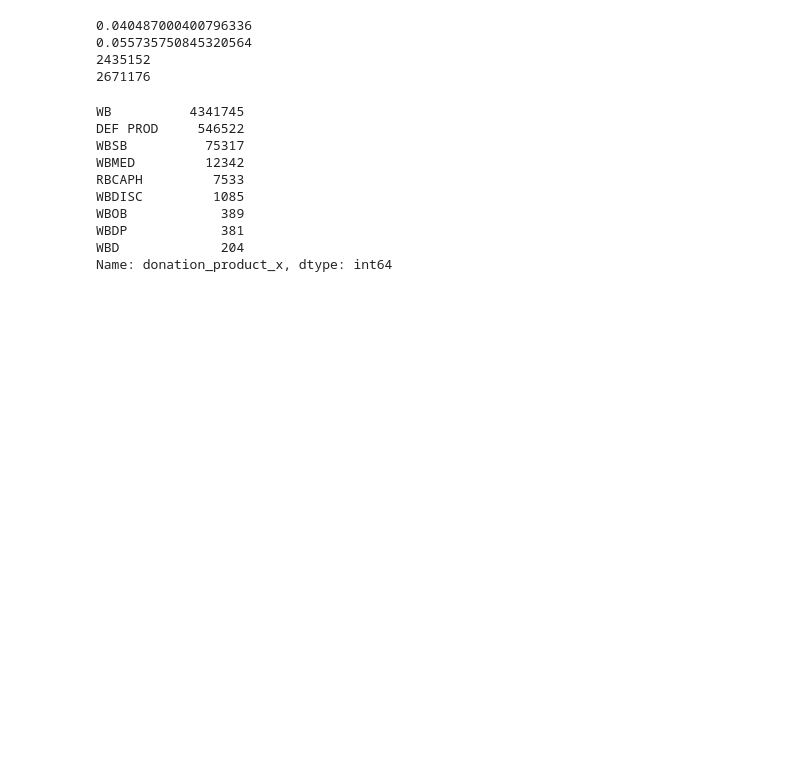
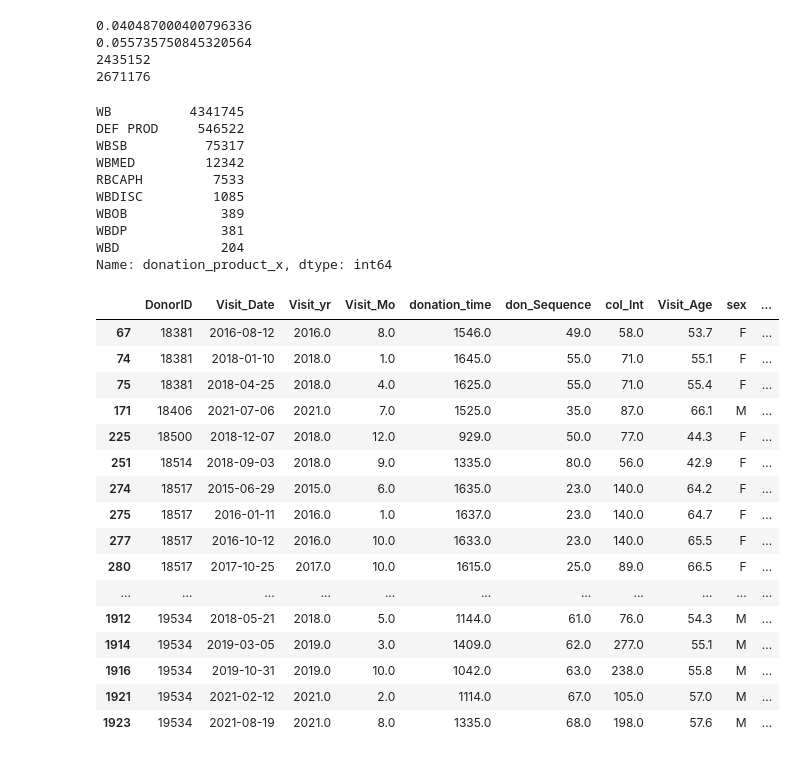
Before and after one commit to altonrus/donor-return-dynamics, a Jupyter notebook: 2_scripts/01_1_preprocessing (SANBS).ipynb, the cells around one changed output. Saved outputs shown, nothing was run; the diff lists cells and outputs as text; code cells hidden in the pictures; blank space fills up the shorter version.

```diff
--- a/2_scripts/01_1_preprocessing (SANBS).ipynb
+++ b/2_scripts/01_1_preprocessing (SANBS).ipynb
@@ -213,4 +231,25 @@ df['first_time'] = np.where(df['index'] == 0, 1, 0)
 # %%
 #remove permanent deferrals
 df.drop(df[df.Deferral_permanent == 'Perm'].index, inplace=True)
 df.drop(df[(df['OUTCOME_TYPE'] == 'other deferral') & (df['Deferral_permanent'] == 'NoDeferral')].index, inplace=True)
+
+dfhgb=df.query("OUTCOME_TYPE == 'low hgb'")
+dfhgb.head(50)
+# %% [output]
+|  | DonorID | Visit_Date | Visit_yr | Visit_Mo | donation_time | don_Sequence | col_Int | Visit_Age | sex | ... |
+| 67 | 18381 | 2016-08-12 | 2016.0 | 8.0 | 1546.0 | 49.0 | 58.0 | 53.7 | F | ... |
+| 74 | 18381 | 2018-01-10 | 2018.0 | 1.0 | 1645.0 | 55.0 | 71.0 | 55.1 | F | ... |
+| 75 | 18381 | 2018-04-25 | 2018.0 | 4.0 | 1625.0 | 55.0 | 71.0 | 55.4 | F | ... |
+| 171 | 18406 | 2021-07-06 | 2021.0 | 7.0 | 1525.0 | 35.0 | 87.0 | 66.1 | M | ... |
+| 225 | 18500 | 2018-12-07 | 2018.0 | 12.0 | 929.0 | 50.0 | 77.0 | 44.3 | F | ... |
+| 251 | 18514 | 2018-09-03 | 2018.0 | 9.0 | 1335.0 | 80.0 | 56.0 | 42.9 | F | ... |
+| 274 | 18517 | 2015-06-29 | 2015.0 | 6.0 | 1635.0 | 23.0 | 140.0 | 64.2 | F | ... |
+| 275 | 18517 | 2016-01-11 | 2016.0 | 1.0 | 1637.0 | 23.0 | 140.0 | 64.7 | F | ... |
+| 277 | 18517 | 2016-10-12 | 2016.0 | 10.0 | 1633.0 | 23.0 | 140.0 | 65.5 | F | ... |
+| 280 | 18517 | 2017-10-25 | 2017.0 | 10.0 | 1615.0 | 25.0 | 89.0 | 66.5 | F | ... |
+| ... | ... | ... | ... | ... | ... | ... | ... | ... | ... | ... |
+| 1912 | 19534 | 2018-05-21 | 2018.0 | 5.0 | 1144.0 | 61.0 | 76.0 | 54.3 | M | ... |
+| 1914 | 19534 | 2019-03-05 | 2019.0 | 3.0 | 1409.0 | 62.0 | 277.0 | 55.1 | M | ... |
+| 1916 | 19534 | 2019-10-31 | 2019.0 | 10.0 | 1042.0 | 63.0 | 238.0 | 55.8 | M | ... |
+| 1921 | 19534 | 2021-02-12 | 2021.0 | 2.0 | 1114.0 | 67.0 | 105.0 | 57.0 | M | ... |
+| 1923 | 19534 | 2021-08-19 | 2021.0 | 8.0 | 1335.0 | 68.0 | 198.0 | 57.6 | M | ... |
```
Also changed, not shown: parts of 9 cells of this notebook, 3 other files.
